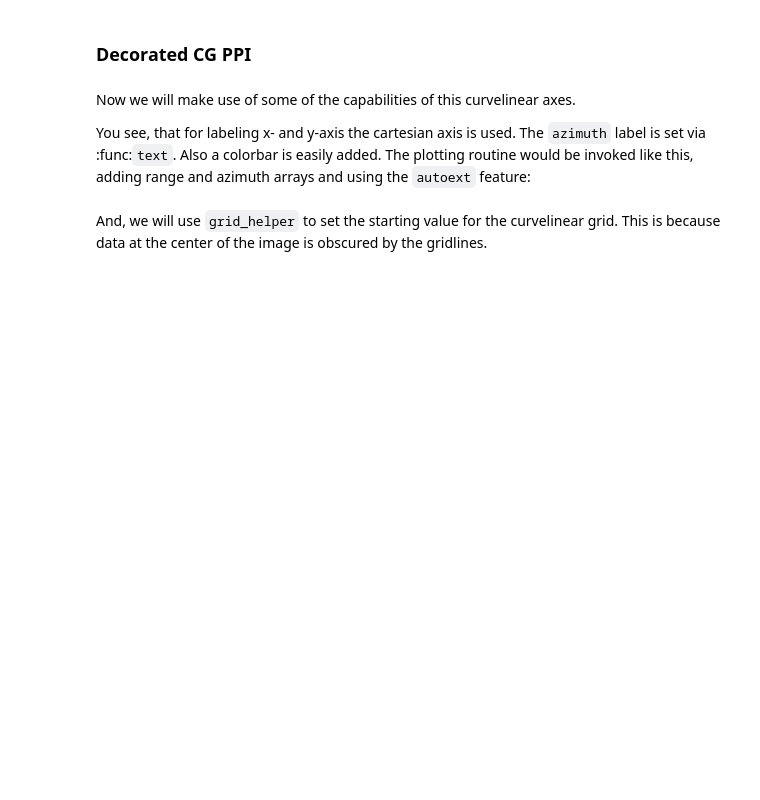
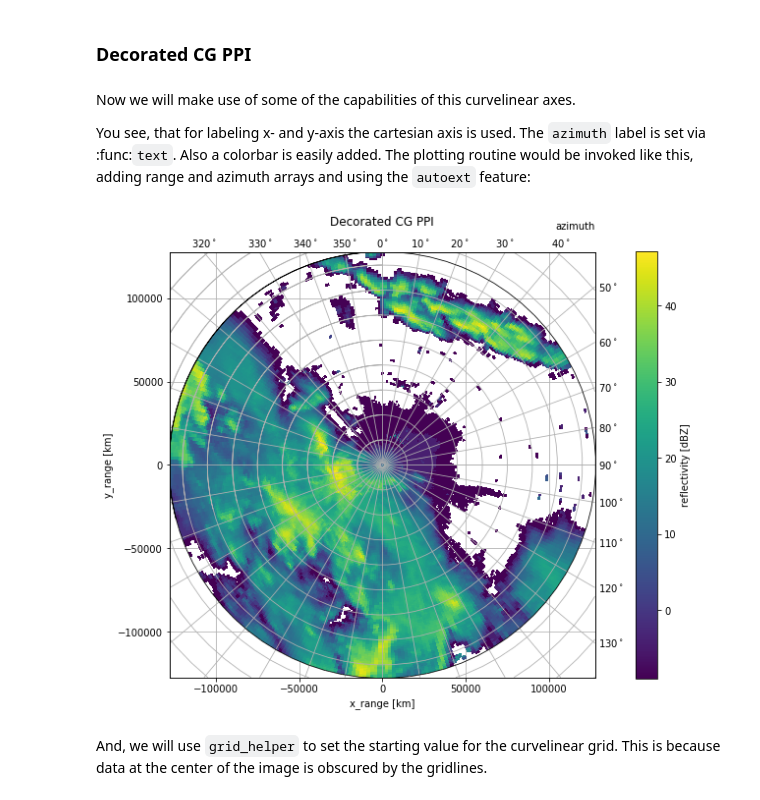
Before and after one commit to wradlib/wradlib-notebooks, a Jupyter notebook: notebooks/visualisation/wradlib_plot_curvelinear_grids.ipynb, the cells around one changed output. Drawn from its saved outputs; the diff is of its cells as text; code cells hidden in the pictures; blank space fills up the shorter version.

```diff
--- a/notebooks/visualisation/wradlib_plot_curvelinear_grids.ipynb
+++ b/notebooks/visualisation/wradlib_plot_curvelinear_grids.ipynb
@@ -82,11 +82,17 @@ import numpy as np
 # %% [markdown]
 Next, we will load a polar scan from the WRADLIB_DATA folder and prepare it:
 # %%
-# load a polar scan and create range and azimuth arrays accordingly
+# load a polar scan
 filename = wrl.util.get_wradlib_data_file('misc/polar_dBZ_tur.gz')
 data = np.loadtxt(filename)
-r = np.arange(0, data.shape[1])
-az = np.arange(0, data.shape[0])
+
+# create range and azimuth arrays accordingly
+r = np.arange(0, data.shape[1], dtype=np.float)
+r += (r[1] - r[0]) / 2.
+r *= 1000.
+az = np.arange(0, data.shape[0], dtype=np.float)
+az += (az[1] - az[0]) / 2.
+
 # mask data array for better presentation
 mask_ind = np.where(data <= np.nanmin(data))
 data[mask_ind] = np.nan
@@ -107,17 +115,18 @@ You see, that for labeling x- and y-axis the cartesian axis is used. The `azimut
 is set via :func:`text`. Also a colorbar is easily added. The plotting routine would be invoked like this, adding range and azimuth arrays and using the ``autoext`` feature:
 # %%
 fig = pl.figure(figsize=(10,8))
-cgax, pm = wrl.vis.plot_ppi(ma, r, az, autoext=True,
-                            fig=fig, refrac=False, cg=True)
+cgax, pm = wrl.vis.plot_ppi(ma, r=r, az=az, fig=fig, cg=True)
 caax = cgax.parasites[0]
 t = pl.title('Decorated CG PPI')
 t.set_y(1.05)
 cbar = pl.gcf().colorbar(pm, pad=0.075)
 caax.set_xlabel('x_range [km]')
 caax.set_ylabel('y_range [km]')
 pl.text(1.0, 1.05, 'azimuth', transform=caax.transAxes, va='bottom',
         ha='right')
 cbar.set_label('reflectivity [dBZ]')
+# %% [output]
+[figure, added]
 # %% [markdown]
 And, we will use `grid_helper` to set the starting value for the curvelinear grid. This is because data at the center of the image is obscured by the gridlines.
 # %%
```
Also changed, not shown: parts of 10 cells of this notebook, 3 other files.
